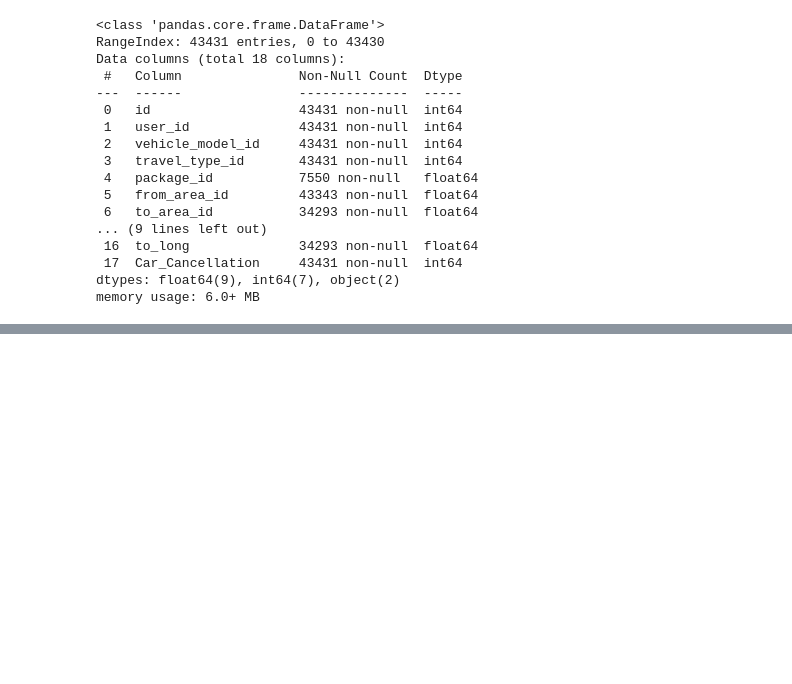
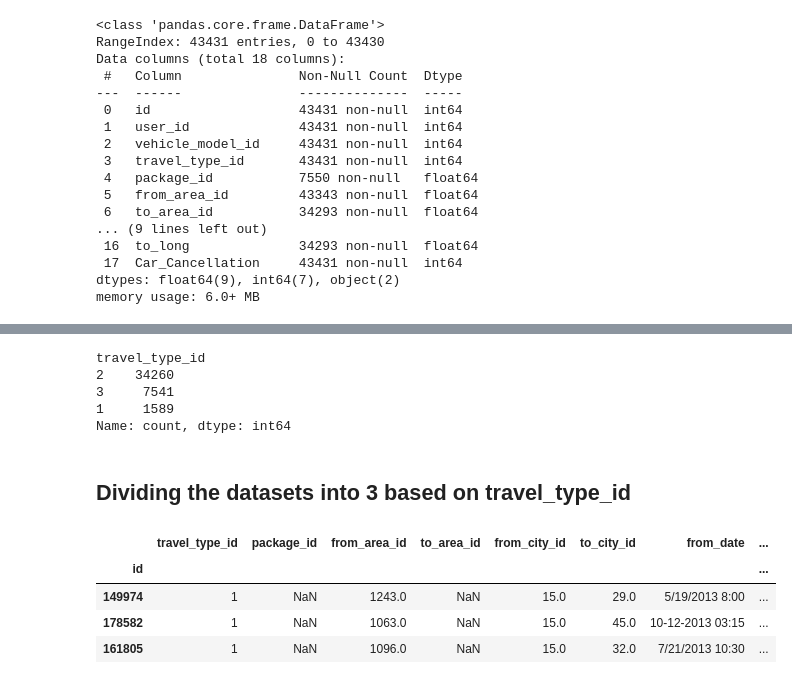
Before and after one commit to sudhirjangra/your_cab_data_analysis, a Jupyter notebook: your_cabs_data_analysis.ipynb, the cells around one changed output, grey strips where cells are left out. Drawn from its saved outputs; the diff is of its cells as text; code cells hidden in the pictures; blank space fills up the shorter version.

```diff
--- a/your_cabs_data_analysis.ipynb
+++ b/your_cabs_data_analysis.ipynb
@@ -113,0 +134,2 @@ memory usage: 6.0+ MB
+# %%
+df.drop_duplicates(inplace=True)
@@ -113,0 +140,3 @@ memory usage: 6.0+ MB
+# %%
+pd.set_option('display.max_rows()',None)
+df['vehicle_model_id'].value_counts()
@@ -113,0 +163,2 @@ memory usage: 6.0+ MB
+# %%
+df.drop(columns=['user_id', 'vehicle_model_id'], axis=1, inplace=True)
@@ -113,0 +194,22 @@ memory usage: 6.0+ MB
+# %%
+df['travel_type_id'].value_counts()
+# %% [output]
+travel_type_id
+2    34260
+3     7541
+1     1589
+Name: count, dtype: int64
+# %% [markdown]
+## Dividing the datasets into 3 based on travel_type_id
+# %%
+tt1 = df.loc[df.travel_type_id==1]
+tt2 = df.loc[df.travel_type_id==2]
+tt3 = df.loc[df.travel_type_id==3]
+# %%
+tt1.sample(3)
+# %% [output]
+|  | travel_type_id | package_id | from_area_id | to_area_id | from_city_id | to_city_id | from_date | ... |
+| id |  |  |  |  |  |  |  | ... |
+| 149974 | 1 | NaN | 1243.0 | NaN | 15.0 | 29.0 | 5/19/2013 8:00 | ... |
+| 178582 | 1 | NaN | 1063.0 | NaN | 15.0 | 45.0 | 10-12-2013 03:15 | ... |
+| 161805 | 1 | NaN | 1096.0 | NaN | 15.0 | 32.0 | 7/21/2013 10:30 | ... |
```
Also changed, not shown: parts of 16 cells of this notebook.
